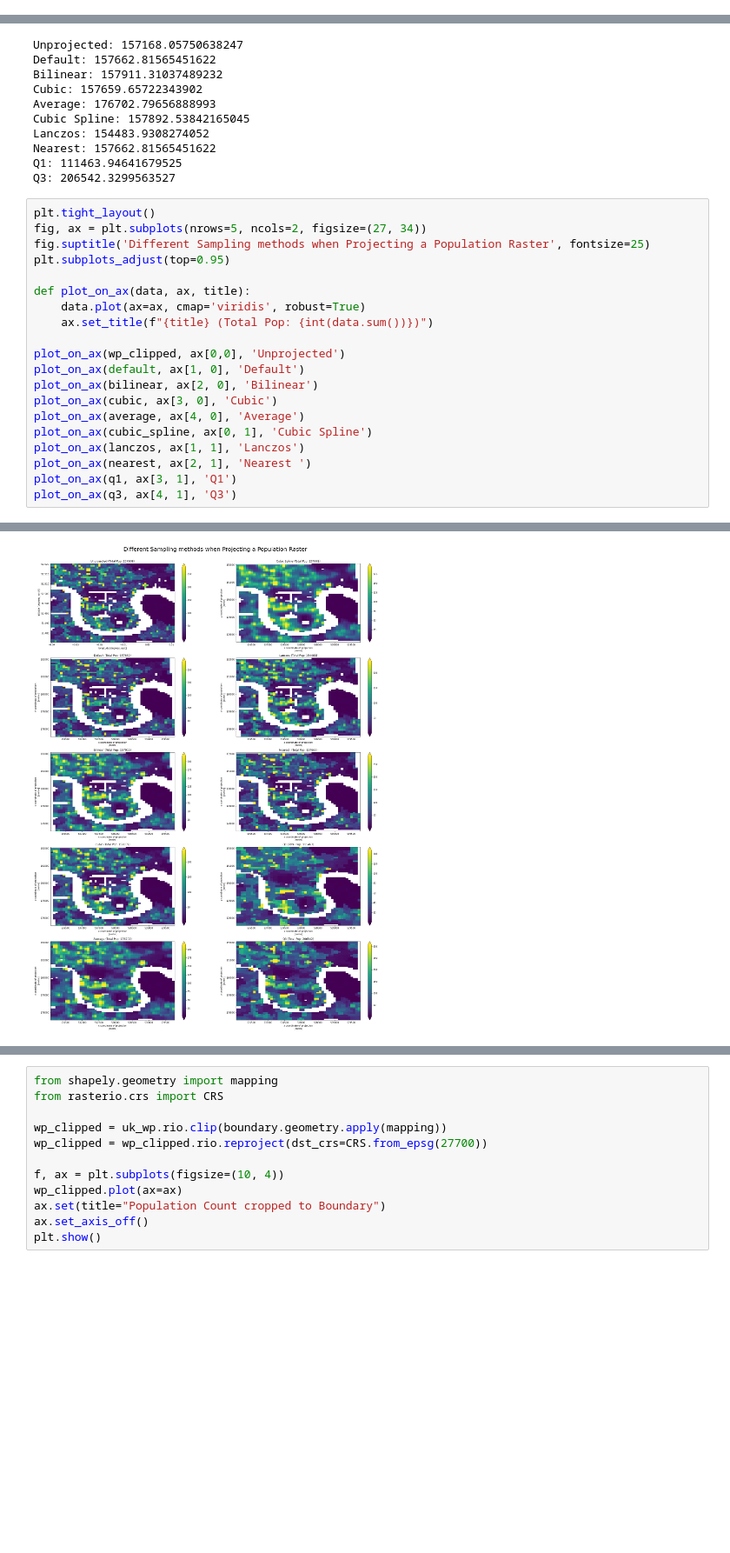
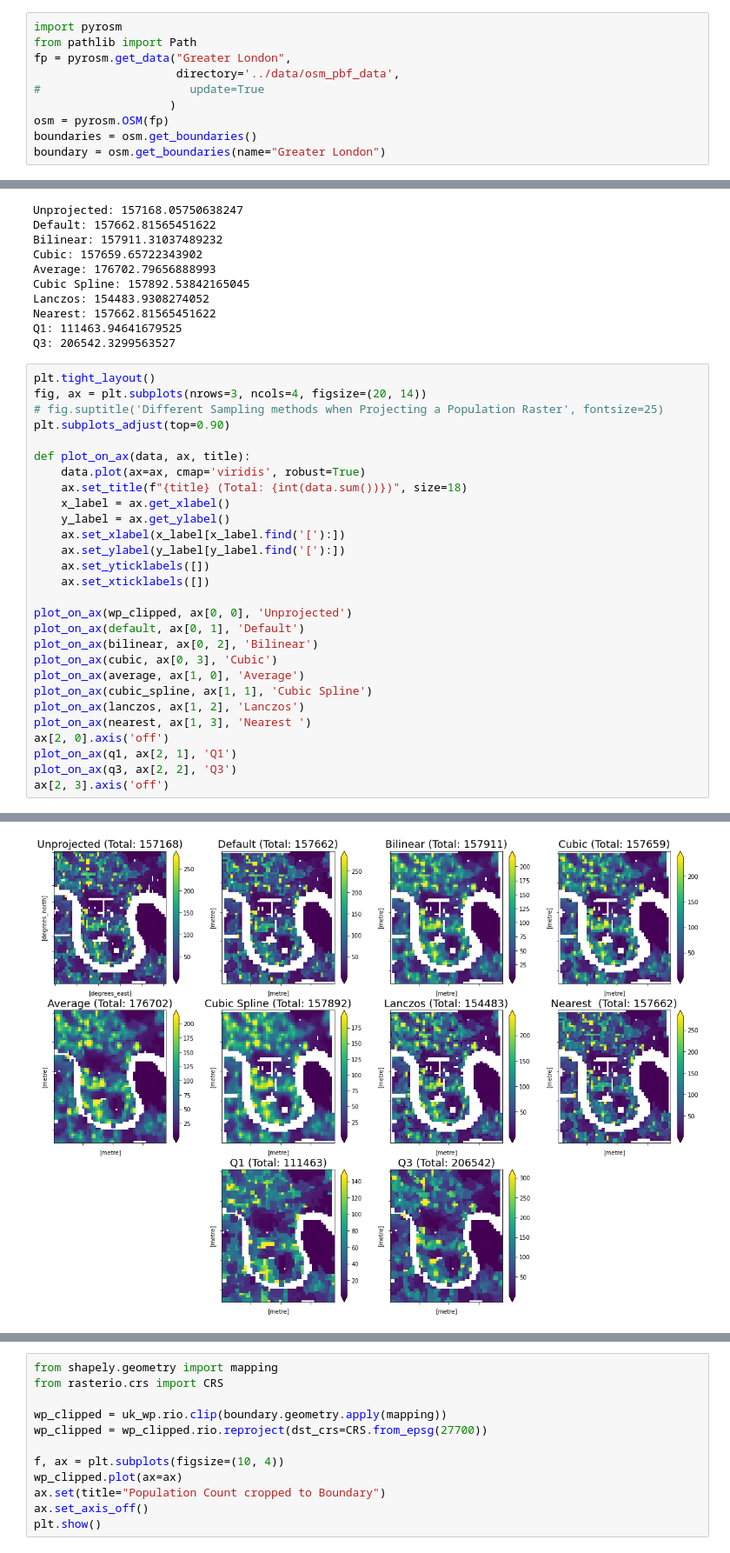
Before and after one commit to Alfred-Mountfield/outbreak-sim, a Jupyter notebook: python/synthetic_environments/spikes/projections.ipynb, the cells around one changed output, grey strips where cells are left out. Shown: that part at 87% size. Cells and saved outputs as stored; diff of their text form; blank space fills up the shorter version.

```diff
--- a/python/synthetic_environments/spikes/projections.ipynb
+++ b/python/synthetic_environments/spikes/projections.ipynb
@@ -61,3 +61,13 @@ ax.set_axis_off()
 plt.show()
 # %% [output]
 [figure]
+# %%
+import pyrosm
+from pathlib import Path
+fp = pyrosm.get_data("Greater London",
+                     directory='../data/osm_pbf_data',
+#                      update=True
+                    )
+osm = pyrosm.OSM(fp)
+boundaries = osm.get_boundaries()
+boundary = osm.get_boundaries(name="Greater London")
@@ -100,22 +125,30 @@ Q1: 111463.94641679525
 Q3: 206542.3299563527
 # %%
 plt.tight_layout()
-fig, ax = plt.subplots(nrows=5, ncols=2, figsize=(27, 34))
-fig.suptitle('Different Sampling methods when Projecting a Population Raster', fontsize=25)
-plt.subplots_adjust(top=0.95)
+fig, ax = plt.subplots(nrows=3, ncols=4, figsize=(20, 14))
+# fig.suptitle('Different Sampling methods when Projecting a Population Raster', fontsize=25)
+plt.subplots_adjust(top=0.90)
 
 def plot_on_ax(data, ax, title):
     data.plot(ax=ax, cmap='viridis', robust=True)
-    ax.set_title(f"{title} (Total Pop: {int(data.sum())})")
+    ax.set_title(f"{title} (Total: {int(data.sum())})", size=18)
+    x_label = ax.get_xlabel()
+    y_label = ax.get_ylabel()
+    ax.set_xlabel(x_label[x_label.find('['):])
+    ax.set_ylabel(y_label[y_label.find('['):])
+    ax.set_yticklabels([])
+    ax.set_xticklabels([])
 
-plot_on_ax(wp_clipped, ax[0,0], 'Unprojected')
-plot_on_ax(default, ax[1, 0], 'Default')
-plot_on_ax(bilinear, ax[2, 0], 'Bilinear')
-plot_on_ax(cubic, ax[3, 0], 'Cubic')
-plot_on_ax(average, ax[4, 0], 'Average')
-plot_on_ax(cubic_spline, ax[0, 1], 'Cubic Spline')
-plot_on_ax(lanczos, ax[1, 1], 'Lanczos')
-plot_on_ax(nearest, ax[2, 1], 'Nearest ')
-plot_on_ax(q1, ax[3, 1], 'Q1')
-plot_on_ax(q3, ax[4, 1], 'Q3')
+plot_on_ax(wp_clipped, ax[0, 0], 'Unprojected')
+plot_on_ax(default, ax[0, 1], 'Default')
+plot_on_ax(bilinear, ax[0, 2], 'Bilinear')
+plot_on_ax(cubic, ax[0, 3], 'Cubic')
+plot_on_ax(average, ax[1, 0], 'Average')
+plot_on_ax(cubic_spline, ax[1, 1], 'Cubic Spline')
+plot_on_ax(lanczos, ax[1, 2], 'Lanczos')
+plot_on_ax(nearest, ax[1, 3], 'Nearest ')
+ax[2, 0].axis('off')
+plot_on_ax(q1, ax[2, 1], 'Q1')
+plot_on_ax(q3, ax[2, 2], 'Q3')
+ax[2, 3].axis('off')
 # %% [output]
@@ -123,2 +157,2 @@ plot_on_ax(q3, ax[4, 1], 'Q3')
-[figure, old version]
+[figure, new version]
 # %%
```
Also changed, not shown: parts of 5 cells of this notebook, 21 other files.
